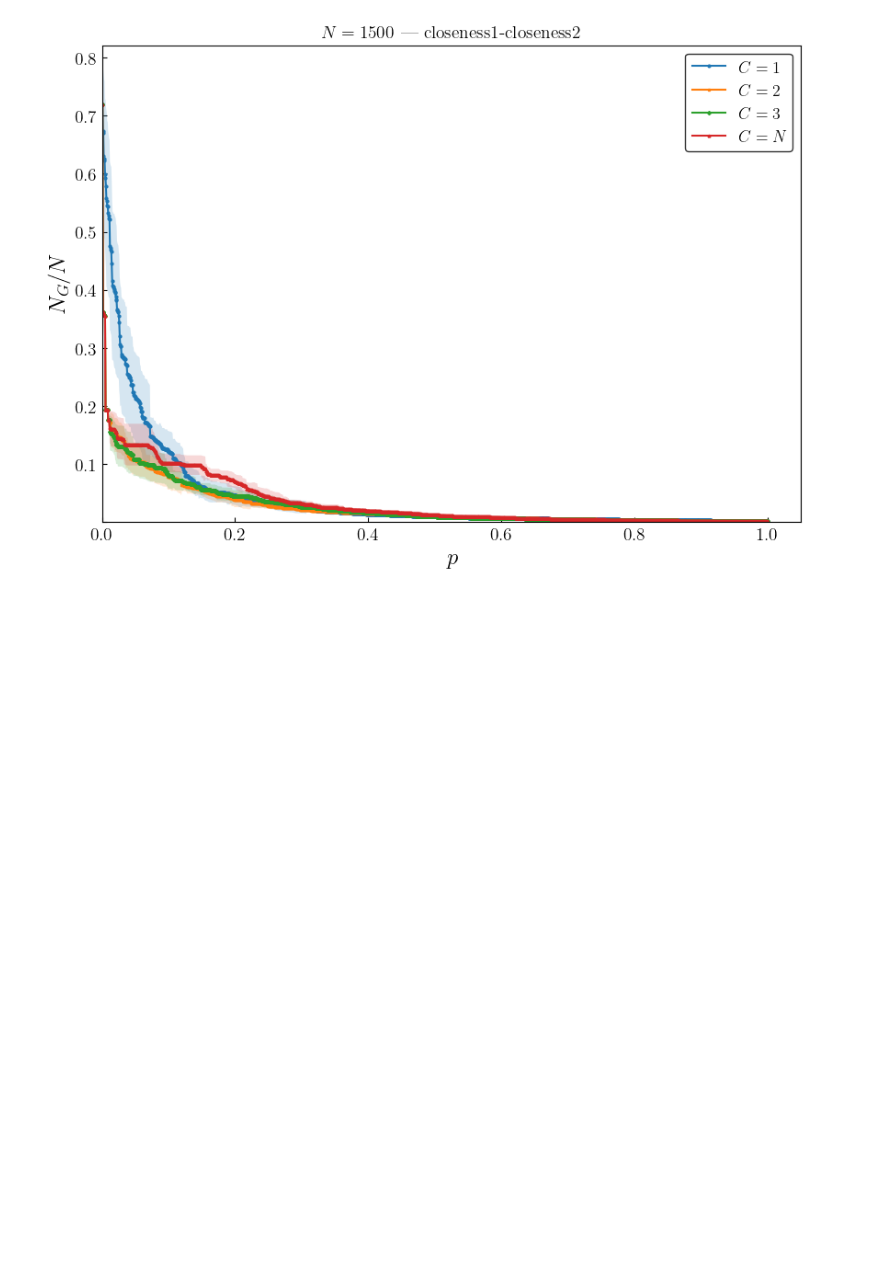
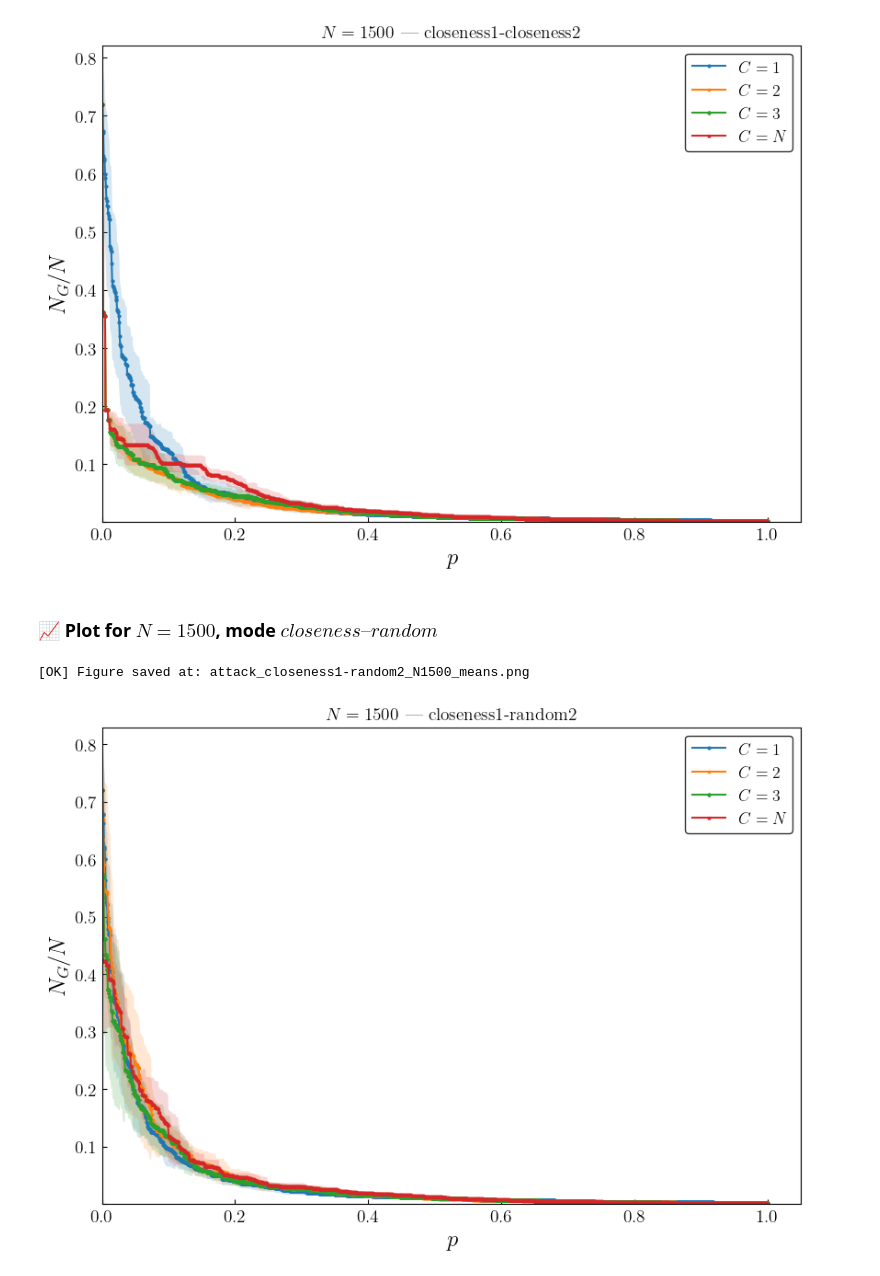
Before and after one commit to VictorFrancheto/shortest-path-percolation-implementation, a Jupyter notebook: spp-general/spp-general-network/plot-spp-general.ipynb, the cells around one changed output. Drawn from its saved outputs; the diff is of its cells as text; code cells hidden in the pictures; blank space fills up the shorter version.

```diff
--- a/spp-general/spp-general-network/plot-spp-general.ipynb
+++ b/spp-general/spp-general-network/plot-spp-general.ipynb
@@ -195,3 +195,15 @@ plot_m1_single_N_all_C_means(
 # %% [output]
 [OK] Figure saved at: attack_closeness1-closeness2_N1500_means.png
 [figure]
+# %% [markdown]
+### 📈 Plot for $N=1500$, mode $closeness–random$
+# %%
+plot_m1_single_N_all_C_means(
+    N=1500,
+    attack_mode="closeness1-random2",
+    prefer_tex=True,
+    fill_std=True,
+    save_with_timestamp=False)
+# %% [output]
+[OK] Figure saved at: attack_closeness1-random2_N1500_means.png
+[figure, added]
```
Also changed, not shown: 1 other file.
